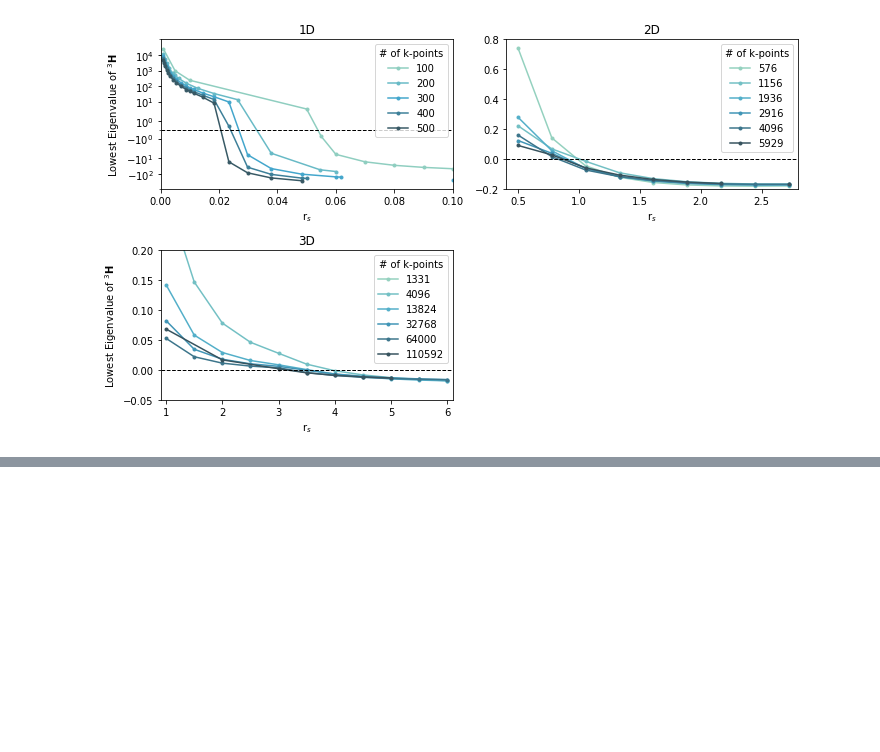
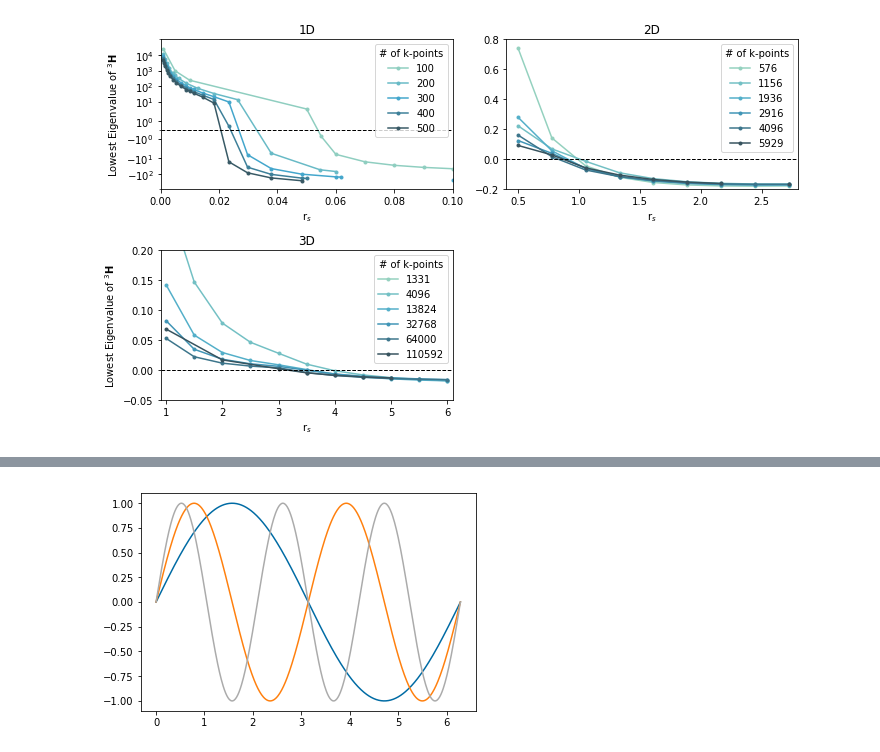
Before and after one commit to ecurtin2/HF-Stability, a Jupyter notebook: analysis/notebook.ipynb, the cells around one changed output, grey strips where cells are left out. Drawn from its saved outputs; the diff is of its cells as text; code cells hidden in the pictures; blank space fills up the shorter version.

```diff
--- a/analysis/notebook.ipynb
+++ b/analysis/notebook.ipynb
@@ -354,0 +376,11 @@ trip_onset.groupby('NDIM').apply(lambda d: d.loc[d['Nk'].idxmax()]['Crossover'])
+# %%
+import matplotlib.pyplot as plt
+plt.style.use('tableau-colorblind10')
+
+fig = plt.figure()
+x = np.linspace(0, 2*np.pi, 500)
+for i in range(1, 4):
+    plt.plot(x, np.sin(i*x))
+plt.show()
+# %% [output]
+[figure, added]
```
Also changed, not shown: parts of 12 cells of this notebook, 6 other files.
